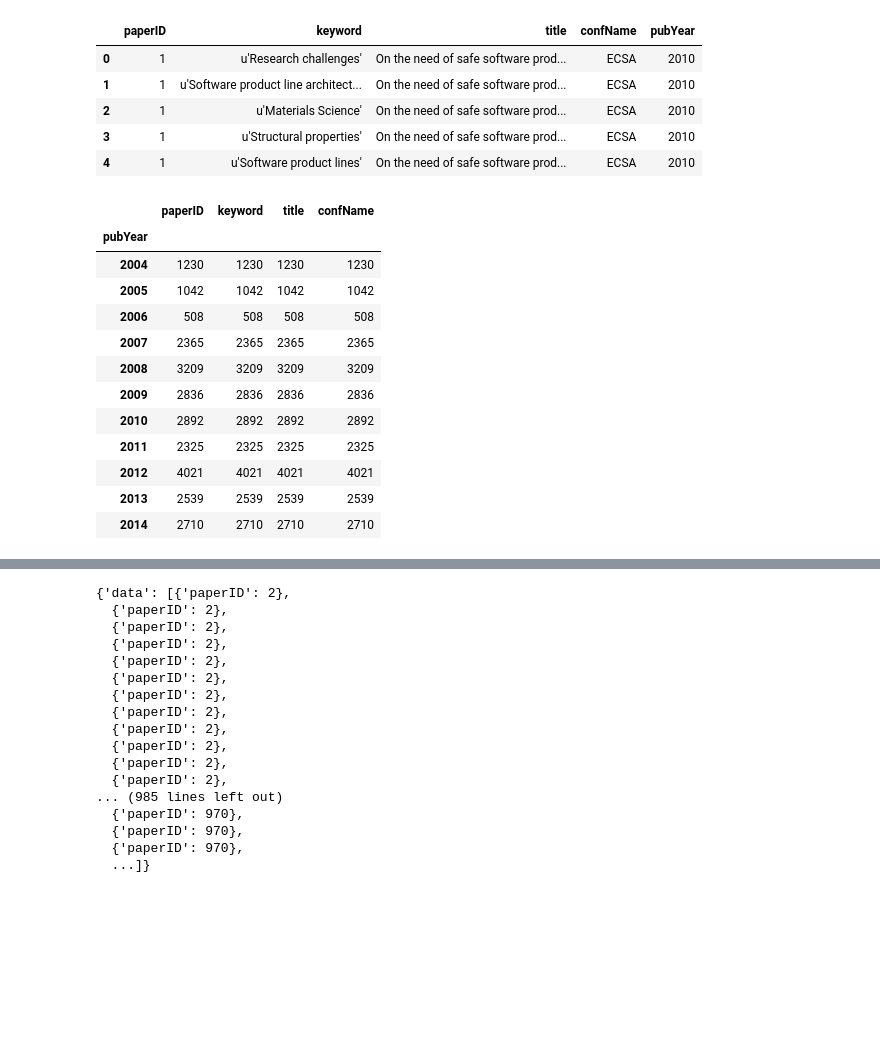
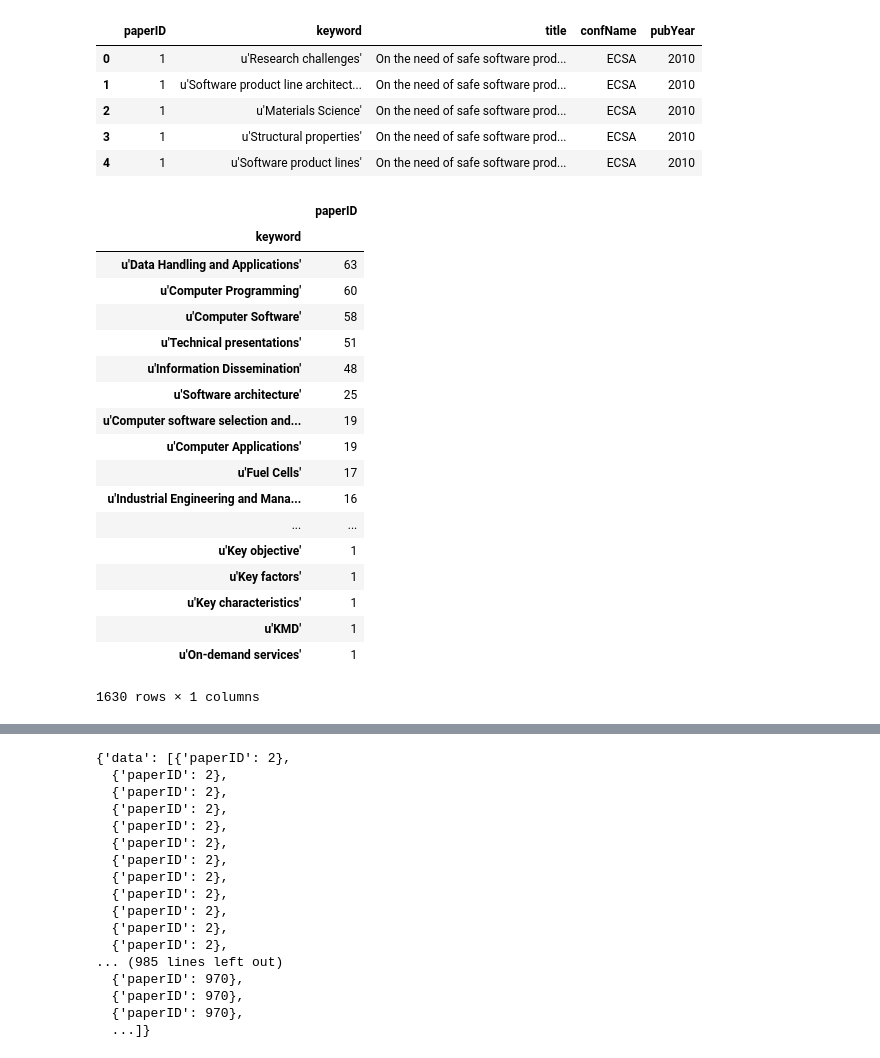
Before and after one commit to noveroa/DataBases, a Jupyter notebook: sqlStart/newSqlNotebooknew_compositesadded.ipynb, the cells around one changed output, grey strips where cells are left out. Drawn from its saved outputs; the diff is of its cells as text; code cells hidden in the pictures; blank space fills up the shorter version.

```diff
--- a/sqlStart/newSqlNotebooknew_compositesadded.ipynb
+++ b/sqlStart/newSqlNotebooknew_compositesadded.ipynb
@@ -305,22 +305,28 @@ paperKwYr = paperKey.groupby('pubYear')
 #KeywordFreq = paperKey.groupby('keyword').count()
 #KeywordFreq.reset_index(inplace = True)
 #KeywordFreq.sort('paperID', ascending = False, inplace = True)
-# %%
-paperKwYr.count()
-# %% [output]
-|  | paperID | keyword | title | confName |
-| pubYear |  |  |  |  |
-| 2004 | 1230 | 1230 | 1230 | 1230 |
-| 2005 | 1042 | 1042 | 1042 | 1042 |
-| 2006 | 508 | 508 | 508 | 508 |
-| 2007 | 2365 | 2365 | 2365 | 2365 |
-| 2008 | 3209 | 3209 | 3209 | 3209 |
-| 2009 | 2836 | 2836 | 2836 | 2836 |
-| 2010 | 2892 | 2892 | 2892 | 2892 |
-| 2011 | 2325 | 2325 | 2325 | 2325 |
-| 2012 | 4021 | 4021 | 4021 | 4021 |
-| 2013 | 2539 | 2539 | 2539 | 2539 |
-| 2014 | 2710 | 2710 | 2710 | 2710 |
+# %%
+paperKwYr.get_group(2010)[['paperID', 'keyword']].groupby('keyword').count().sort('paperID', ascending = False)
+# %% [output]
+|  | paperID |
+| keyword |  |
+| u'Data Handling and Applications' | 63 |
+| u'Computer Programming' | 60 |
+| u'Computer Software' | 58 |
+| u'Technical presentations' | 51 |
+| u'Information Dissemination' | 48 |
+| u'Software architecture' | 25 |
+| u'Computer software selection and... | 19 |
+| u'Computer Applications' | 19 |
+| u'Fuel Cells' | 17 |
+| u'Industrial Engineering and Mana... | 16 |
+| ... | ... |
+| u'Key objective' | 1 |
+| u'Key factors' | 1 |
+| u'Key characteristics' | 1 |
+| u'KMD' | 1 |
+| u'On-demand services' | 1 |
+1630 rows × 1 columns
 # %%
 import matplotlib as plt
 %matplotlib inline
```
Also changed, not shown: parts of 3 cells of this notebook, 6 other files.
